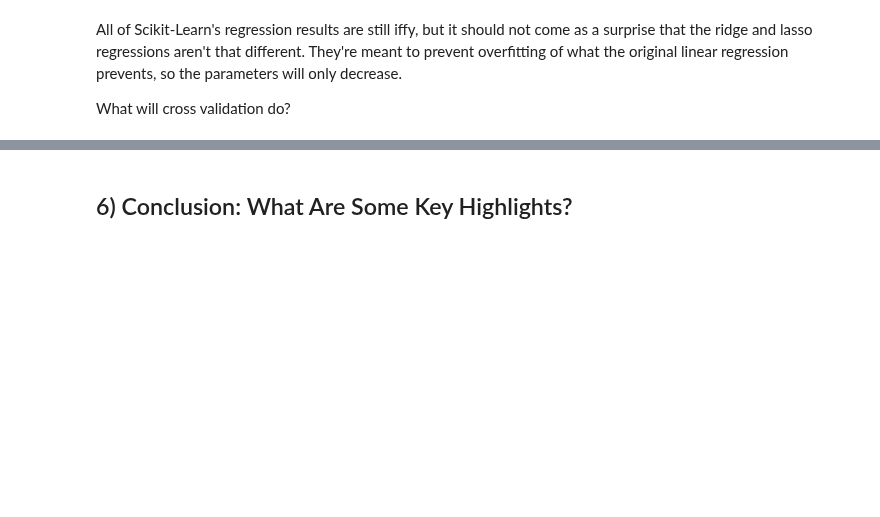
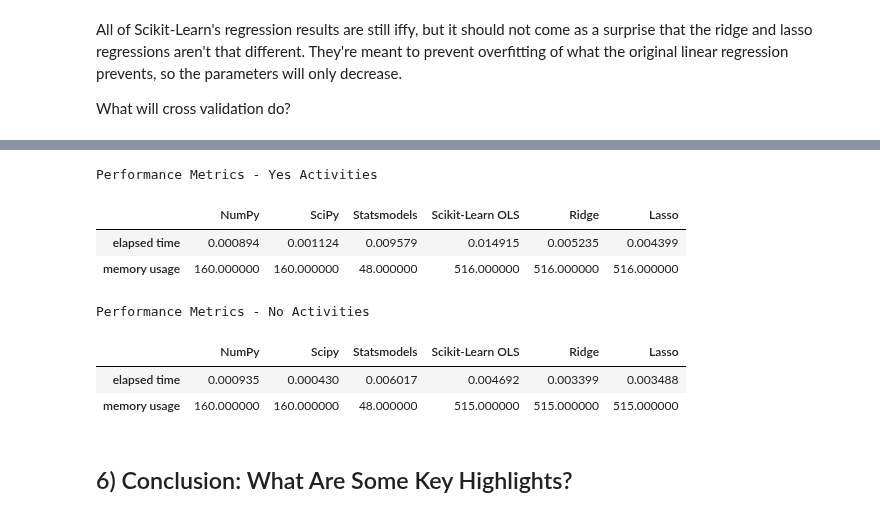
Before and after one commit to add0794/ordinary-least-squares-gradient-descent, a Jupyter notebook: jupyter.ipynb, the cells around one changed output, grey strips where cells are left out. Drawn from its saved outputs; the diff is of its cells as text; code cells hidden in the pictures; blank space fills up the shorter version.

```diff
--- a/jupyter.ipynb
+++ b/jupyter.ipynb
@@ -1016,6 +1044,18 @@ Comparison of Extracurricular - No Activities
 | Sleep Hours | 0.480321 | 0.480321 | 0.480321 | 0.044779 | 0.480321 | 0.480137 | 0.000000 |
 | Sample Question Papers Practiced | 0.193910 | 0.193910 | 0.193910 | 0.031631 | 0.193910 | 0.193899 | 0.000000 |
 | Extracurricular Activities_No | -0.616693 | -0.616693 | -0.616693 | 0.003394 | -0.616693 | -0.614203 | -0.000000 |
+# %%
+display(performance_metrics_yes.style.set_caption(performance_metrics_yes.attrs.get('title', '')))
+display(performance_metrics_no.style.set_caption(performance_metrics_no.attrs.get('title', '')))
+# %% [output]
+Performance Metrics - Yes Activities
+|  | NumPy | SciPy | Statsmodels | Scikit-Learn OLS | Ridge | Lasso |
+| elapsed time | 0.000894 | 0.001124 | 0.009579 | 0.014915 | 0.005235 | 0.004399 |
+| memory usage | 160.000000 | 160.000000 | 48.000000 | 516.000000 | 516.000000 | 516.000000 |
+Performance Metrics - No Activities
+|  | NumPy | Scipy | Statsmodels | Scikit-Learn OLS | Ridge | Lasso |
+| elapsed time | 0.000935 | 0.000430 | 0.006017 | 0.004692 | 0.003399 | 0.003488 |
+| memory usage | 160.000000 | 160.000000 | 48.000000 | 515.000000 | 515.000000 | 515.000000 |
 # %% [markdown]
 ## 6) Conclusion: What Are Some Key Highlights?
 # %% [markdown]
```
Also changed, not shown: parts of 15 cells of this notebook.
